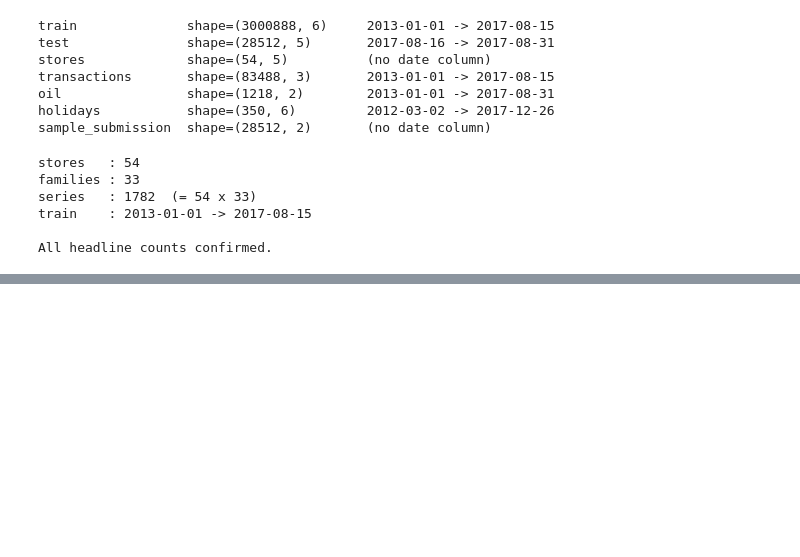
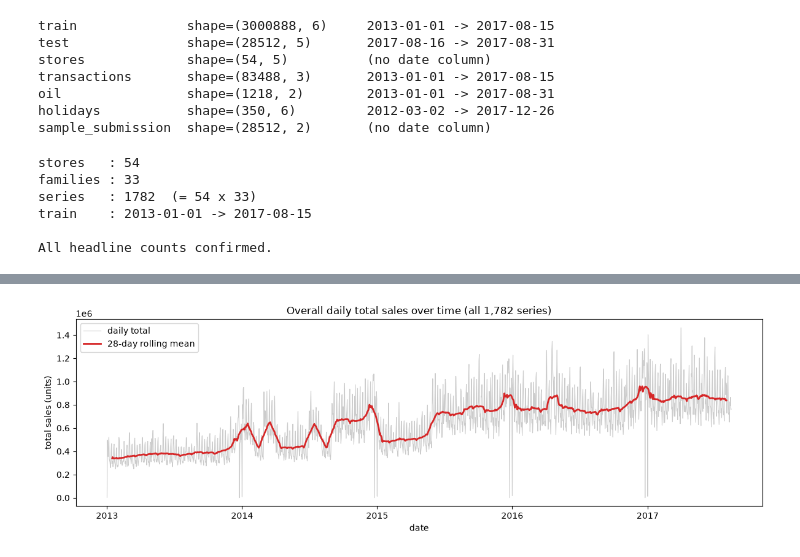
Before and after one commit to AIVIETNAM-AIO-DUC/AIO26-Module1-Team_Level_Up-Store-Sales-Forecasting, a Jupyter notebook: notebooks/01_eda.ipynb, the cells around one changed output, grey strips where cells are left out. Saved outputs shown, nothing was run; the diff lists cells and outputs as text; code cells hidden in the pictures; blank space fills up the shorter version.

```diff
--- a/notebooks/01_eda.ipynb
+++ b/notebooks/01_eda.ipynb
@@ -102,0 +186,18 @@ All headline counts confirmed.
+# %%
+# Overall trend: total sales across all 1,782 series per day. The raw daily total has a
+# strong weekly sawtooth, so we overlay a 28-day centered rolling mean to expose the
+# underlying trend (growth over the years) through that noise.
+daily_total = train_gf.groupby("date")["sales"].sum()
+roll = daily_total.rolling(28, center=True).mean()
+
+fig, ax = plt.subplots(figsize=(12, 4))
+ax.plot(daily_total.index, daily_total.values, color="0.8", lw=0.8, label="daily total")
+ax.plot(roll.index, roll.values, color="C3", lw=2, label="28-day rolling mean")
+ax.set_title("Overall daily total sales over time (all 1,782 series)")
+ax.set_xlabel("date")
+ax.set_ylabel("total sales (units)")
+ax.legend()
+fig.tight_layout()
+plt.show()
+# %% [output]
+[figure, added]
```
Also changed, not shown: parts of 33 cells of this notebook, 26 other files.
